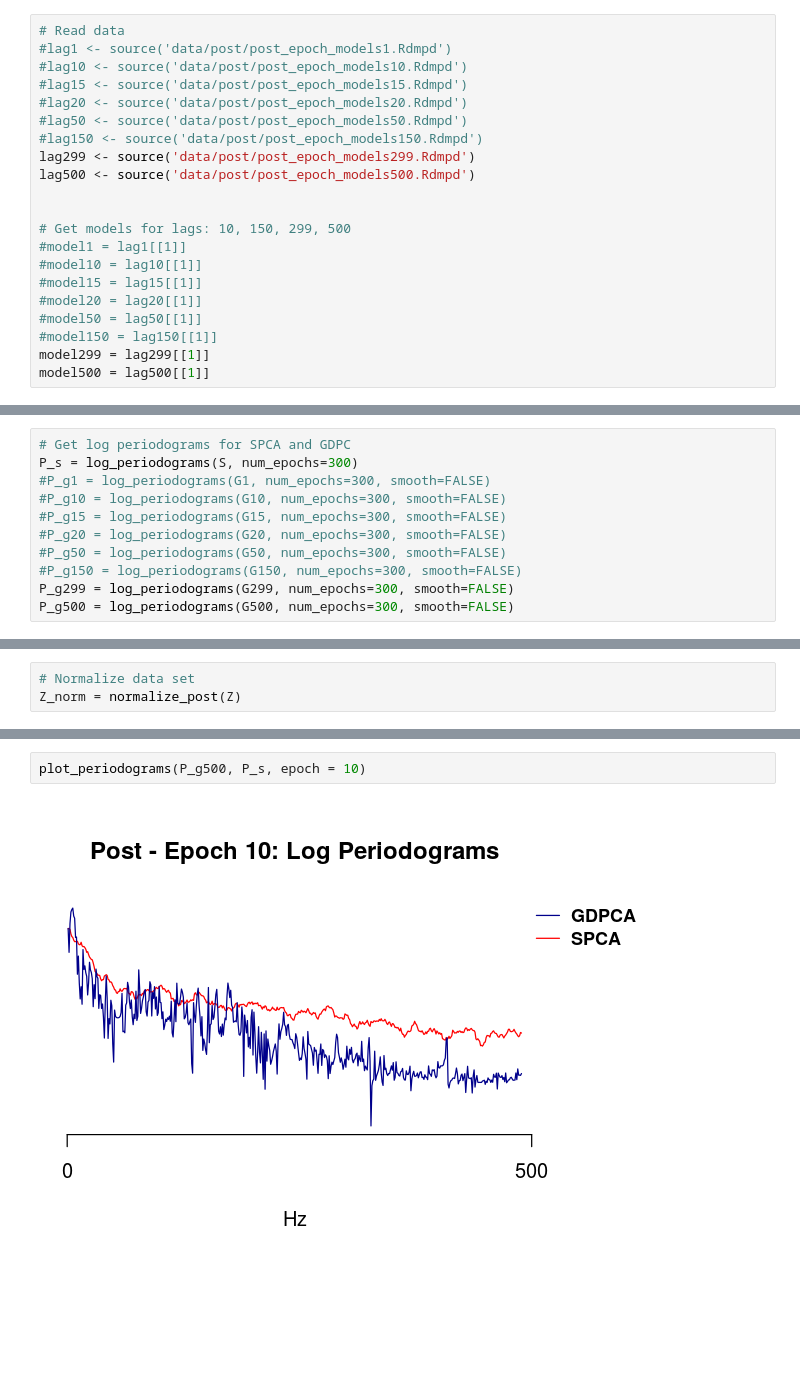
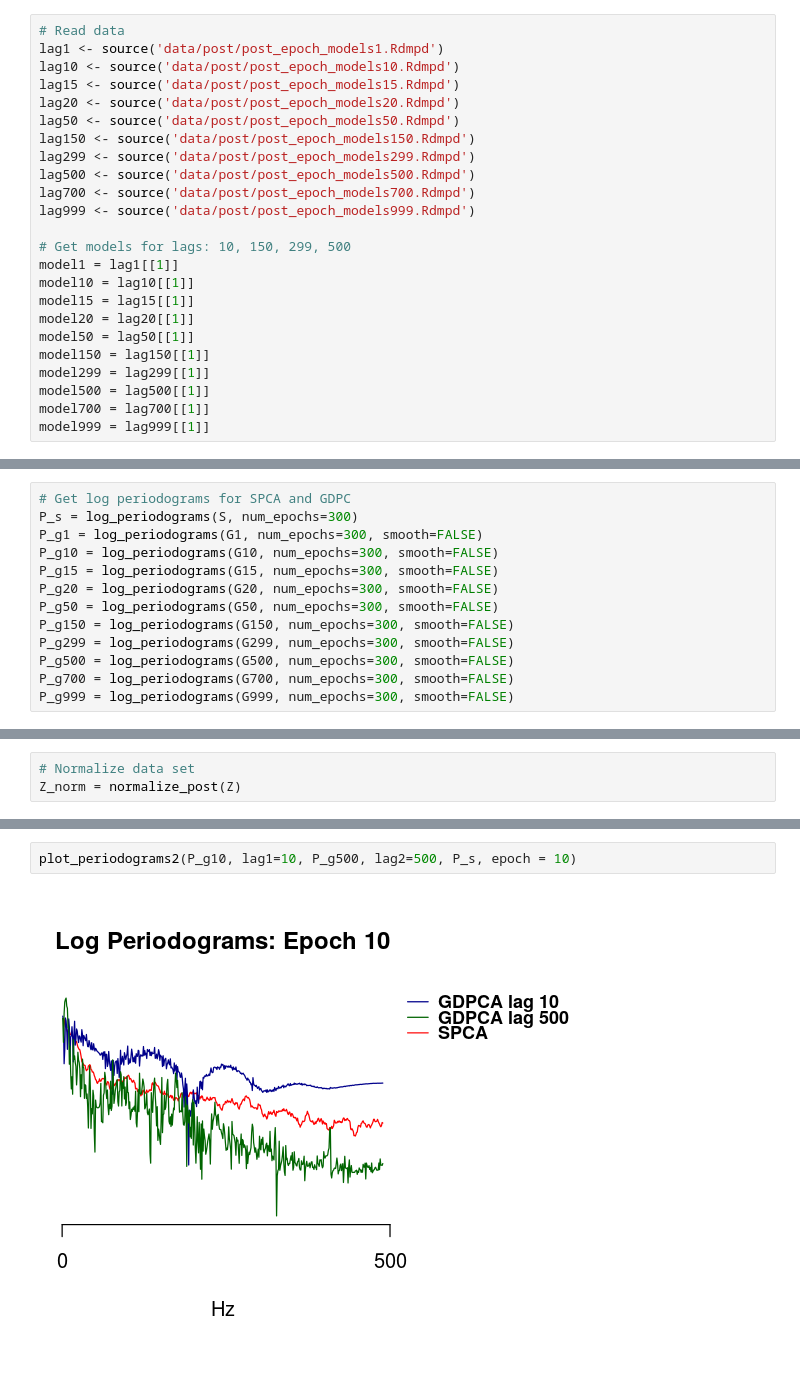
Before and after one commit to hfloresr/gdpca-vs-spca, a Jupyter notebook: notebooks/post_multiple_lags.ipynb, the cells around one changed output, grey strips where cells are left out. Cells and saved outputs as stored; diff of their text form; blank space fills up the shorter version.

Commit message:
collected plots for our epochs

```diff
--- a/notebooks/post_multiple_lags.ipynb
+++ b/notebooks/post_multiple_lags.ipynb
@@ -340,24 +361,27 @@ save_grecons <- function(Z, G, model, epochs, legend, subdir="lagx_grecon") {
 }
 # %%
 # Read data
-#lag1 <- source('data/post/post_epoch_models1.Rdmpd')
-#lag10 <- source('data/post/post_epoch_models10.Rdmpd')
-#lag15 <- source('data/post/post_epoch_models15.Rdmpd')
-#lag20 <- source('data/post/post_epoch_models20.Rdmpd')
-#lag50 <- source('data/post/post_epoch_models50.Rdmpd')
-#lag150 <- source('data/post/post_epoch_models150.Rdmpd')
+lag1 <- source('data/post/post_epoch_models1.Rdmpd')
+lag10 <- source('data/post/post_epoch_models10.Rdmpd')
+lag15 <- source('data/post/post_epoch_models15.Rdmpd')
+lag20 <- source('data/post/post_epoch_models20.Rdmpd')
+lag50 <- source('data/post/post_epoch_models50.Rdmpd')
+lag150 <- source('data/post/post_epoch_models150.Rdmpd')
 lag299 <- source('data/post/post_epoch_models299.Rdmpd')
 lag500 <- source('data/post/post_epoch_models500.Rdmpd')
-
+lag700 <- source('data/post/post_epoch_models700.Rdmpd')
+lag999 <- source('data/post/post_epoch_models999.Rdmpd')
 
 # Get models for lags: 10, 150, 299, 500
-#model1 = lag1[[1]]
-#model10 = lag10[[1]]
-#model15 = lag15[[1]]
-#model20 = lag20[[1]]
-#model50 = lag50[[1]]
-#model150 = lag150[[1]]
+model1 = lag1[[1]]
+model10 = lag10[[1]]
+model15 = lag15[[1]]
+model20 = lag20[[1]]
+model50 = lag50[[1]]
+model150 = lag150[[1]]
 model299 = lag299[[1]]
 model500 = lag500[[1]]
+model700 = lag700[[1]]
+model999 = lag999[[1]]
 # %%
 # Get post factors for GDPCA
@@ -389,14 +416,16 @@ S = t(S)
 # %%
 # Get log periodograms for SPCA and GDPC
 P_s = log_periodograms(S, num_epochs=300)
-#P_g1 = log_periodograms(G1, num_epochs=300, smooth=FALSE)
-#P_g10 = log_periodograms(G10, num_epochs=300, smooth=FALSE)
-#P_g15 = log_periodograms(G15, num_epochs=300, smooth=FALSE)
-#P_g20 = log_periodograms(G20, num_epochs=300, smooth=FALSE)
-#P_g50 = log_periodograms(G50, num_epochs=300, smooth=FALSE)
-#P_g150 = log_periodograms(G150, num_epochs=300, smooth=FALSE)
+P_g1 = log_periodograms(G1, num_epochs=300, smooth=FALSE)
+P_g10 = log_periodograms(G10, num_epochs=300, smooth=FALSE)
+P_g15 = log_periodograms(G15, num_epochs=300, smooth=FALSE)
+P_g20 = log_periodograms(G20, num_epochs=300, smooth=FALSE)
+P_g50 = log_periodograms(G50, num_epochs=300, smooth=FALSE)
+P_g150 = log_periodograms(G150, num_epochs=300, smooth=FALSE)
 P_g299 = log_periodograms(G299, num_epochs=300, smooth=FALSE)
 P_g500 = log_periodograms(G500, num_epochs=300, smooth=FALSE)
+P_g700 = log_periodograms(G700, num_epochs=300, smooth=FALSE)
+P_g999 = log_periodograms(G999, num_epochs=300, smooth=FALSE)
 # %%
 # Read in post_pmcao data
 data = readMat('data/F141020-lfp-5min-1kHz.mat')
@@ -411,7 +440,7 @@ plot_post_lfp_factor(Z_norm, G500, S, 2, legend=c("GDPCA lag 299"), with_spca=FA
 # %%
-plot_periodograms(P_g500, P_s, epoch = 10)
+plot_periodograms2(P_g10, lag1=10, P_g500, lag2=500, P_s, epoch = 10)
 # %% [output]
-[figure, old version]
+[figure, new version]
 # %%
 plot_post_lfp_recons(Z_norm, G500, model299, epoch=1, legend=c("GDPCA lag 299", "Original Data"))
 # %% [output]
```
Also changed, not shown: parts of 51 cells of this notebook, 2 other files.
